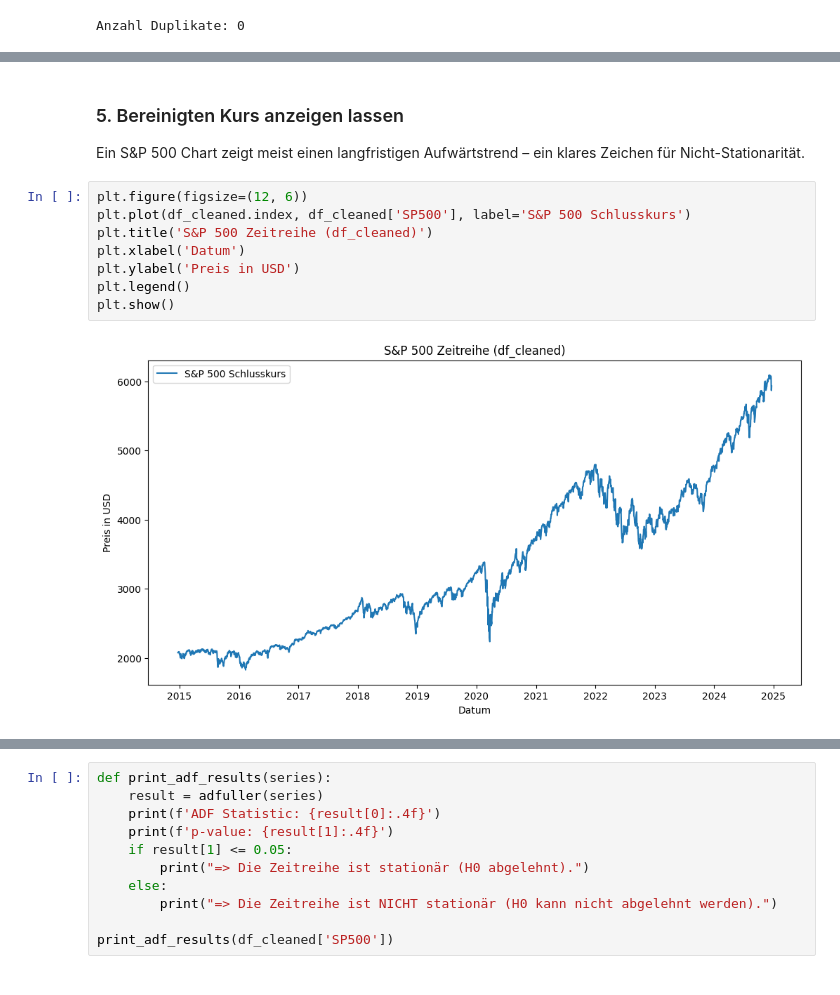
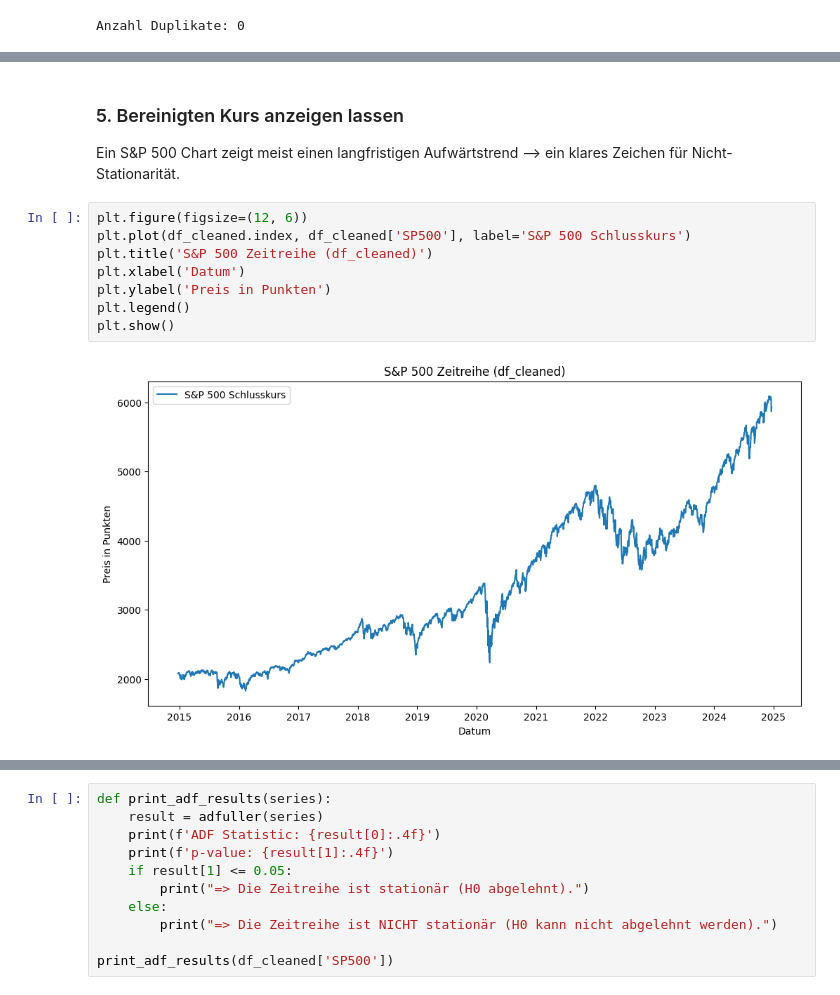
Before and after one commit to ArmannGr/DMS, a Jupyter notebook: ARIMA & S-ARIMA.ipynb, the cells around one changed output, grey strips where cells are left out. Drawn from its saved outputs; the diff is of its cells as text.

```diff
--- a/ARIMA & S-ARIMA.ipynb
+++ b/ARIMA & S-ARIMA.ipynb
@@ -107,14 +105,14 @@ Date
 2014-12-26  2088.77
 # %% [markdown]
 ### 5. Bereinigten Kurs anzeigen lassen
- Ein S&P 500 Chart zeigt meist einen langfristigen Aufwärtstrend – ein klares Zeichen für Nicht-Stationarität.
+ Ein S&P 500 Chart zeigt meist einen langfristigen Aufwärtstrend --> ein klares Zeichen für Nicht-Stationarität.
 # %%
 plt.figure(figsize=(12, 6))
 plt.plot(df_cleaned.index, df_cleaned['SP500'], label='S&P 500 Schlusskurs')
 plt.title('S&P 500 Zeitreihe (df_cleaned)')
 plt.xlabel('Datum')
-plt.ylabel('Preis in USD')
+plt.ylabel('Preis in Punkten')
 plt.legend()
 plt.show()
 # %% [output]
-[figure, old version]
+[figure, new version]
```
Also changed, not shown: parts of 28 cells of this notebook.
